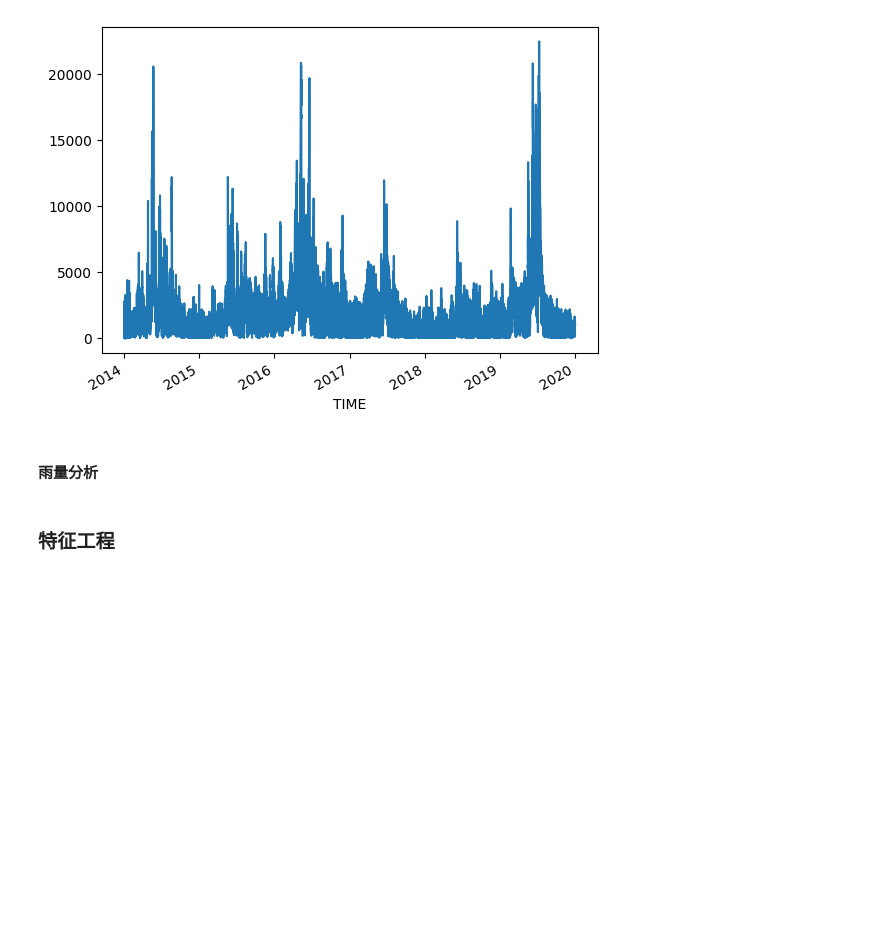
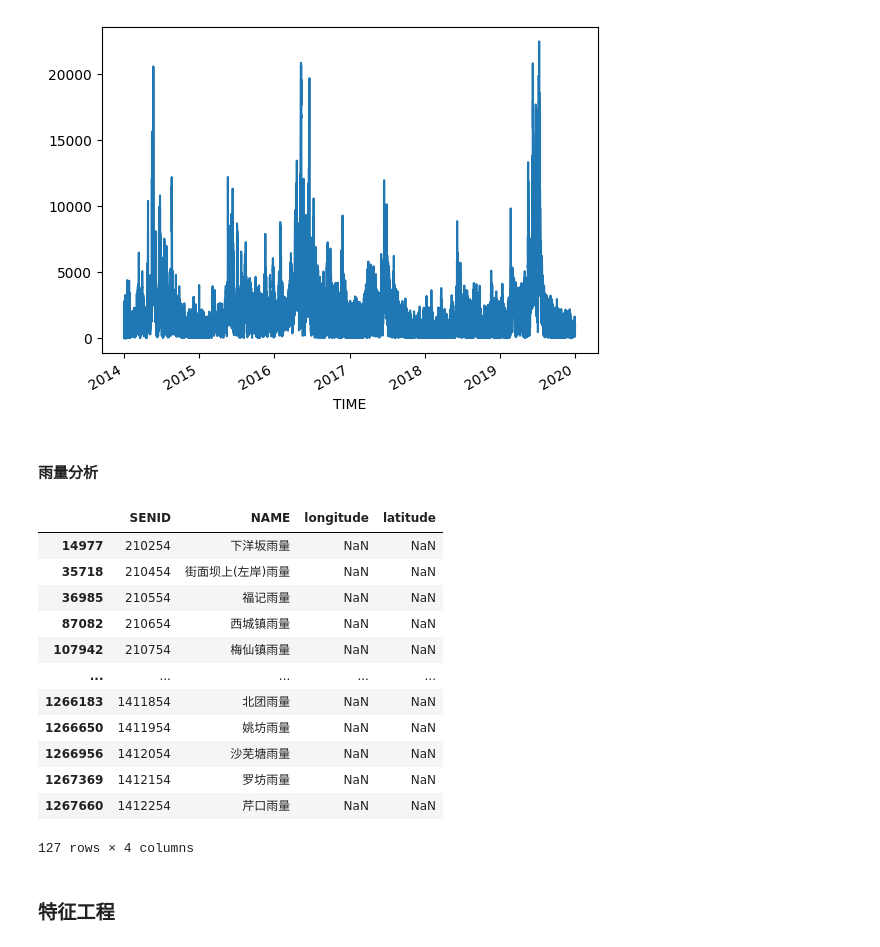
Before and after one commit to ZongXR/DCIC2025-RiverWaterPrediction, a Jupyter notebook: notebooks/main-A.ipynb, the cells around one changed output. Drawn from its saved outputs; the diff is of its cells as text; code cells hidden in the pictures; blank space fills up the shorter version.

```diff
--- a/notebooks/main-A.ipynb
+++ b/notebooks/main-A.ipynb
@@ -90,6 +90,26 @@ train_label[["TIME", "V"]].set_index("TIME")["V"].plot()
 train_rain_one = train_rain[(train_rain["SENID"] == 210254)]  # & (train_rain["year"] == 2015) & (train_rain["month"] == 9) & (train_rain["day"] == 26)]
 # %%
 senids = set(train_rain["SENID"].unique()).intersection(set(test_rain["SENID"].unique()))
+# %%
+locations = pd.concat([train_rain[["SENID", "NAME"]], test_rain[["SENID", "NAME"]]], axis=0).drop_duplicates()
+locations["longitude"] = np.nan
+locations["latitude"] = np.nan
+# locations.to_csv("../data/外部数据/locations.csv", index=False)
+locations
+# %% [output]
+|  | SENID | NAME | longitude | latitude |
+| 14977 | 210254 | 下洋坂雨量 | NaN | NaN |
+| 35718 | 210454 | 街面坝上(左岸)雨量 | NaN | NaN |
+| 36985 | 210554 | 福记雨量 | NaN | NaN |
+| 87082 | 210654 | 西城镇雨量 | NaN | NaN |
+| 107942 | 210754 | 梅仙镇雨量 | NaN | NaN |
+| ... | ... | ... | ... | ... |
+| 1266183 | 1411854 | 北团雨量 | NaN | NaN |
+| 1266650 | 1411954 | 姚坊雨量 | NaN | NaN |
+| 1266956 | 1412054 | 沙芜塘雨量 | NaN | NaN |
+| 1267369 | 1412154 | 罗坊雨量 | NaN | NaN |
+| 1267660 | 1412254 | 芹口雨量 | NaN | NaN |
+127 rows × 4 columns
 # %% [markdown]
 <h3>特征工程</h3>
 # %% [markdown]
```
Also changed, not shown: parts of 4 cells of this notebook, 12 other files.
